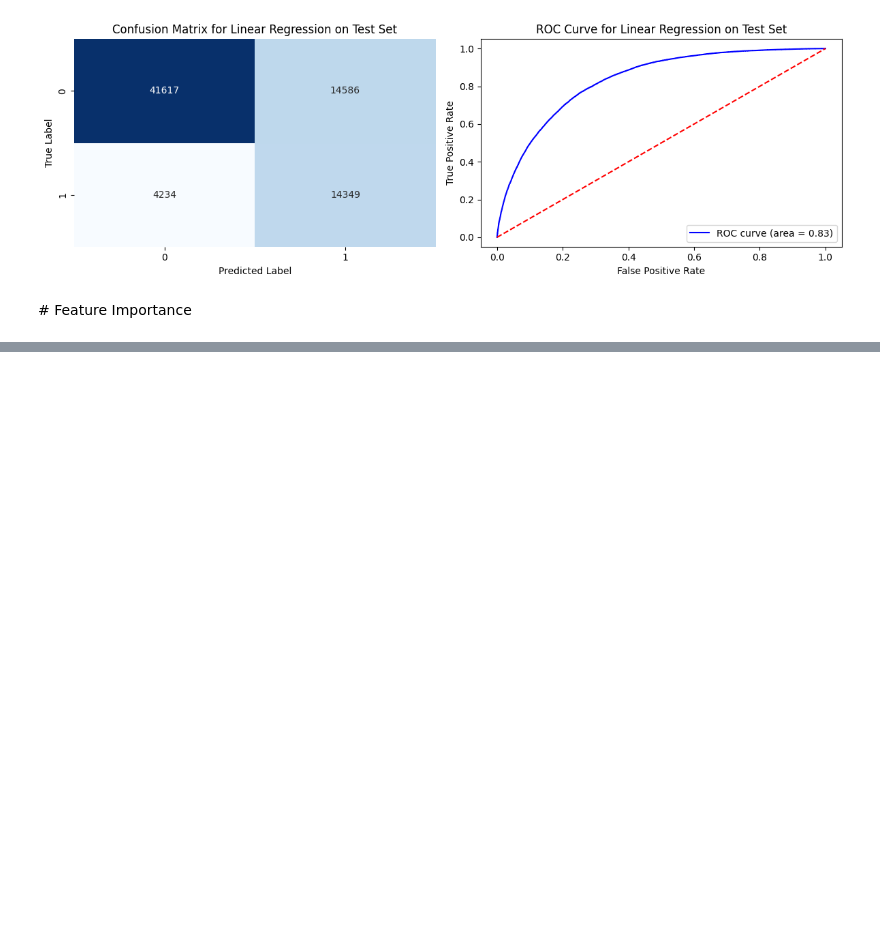
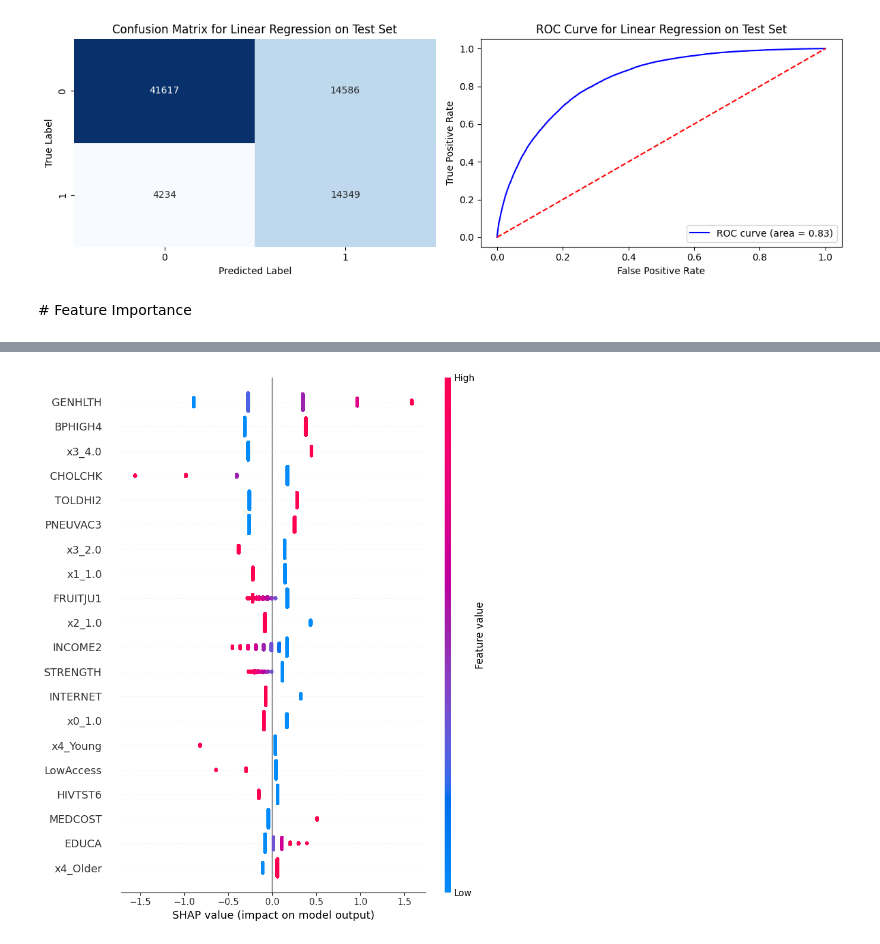
Before and after one commit to RossSacco/DmmlPJ, a Jupyter notebook: Binary_DataTesting.ipynb, the cells around one changed output, grey strips where cells are left out. Saved outputs shown, nothing was run; the diff lists cells and outputs as text; code cells hidden in the pictures; blank space fills up the shorter version.

```diff
--- a/Binary_DataTesting.ipynb
+++ b/Binary_DataTesting.ipynb
@@ -506,0 +507,53 @@ feature_importance_df.head(20)
+# %%
+import shap
+
+
+def plot_shap_logistic_binary(pipeline, X_sample, top_n=20, instance_index=None):
+    """
+    Calcola e visualizza i valori SHAP per un modello LogisticRegression binario.
+
+    Args:
+        pipeline: Pipeline sklearn con preprocessing + LogisticRegression
+        X_sample: DataFrame (non preprocessato)
+        top_n: quante feature visualizzare nel summary plot
+        instance_index: se specificato, mostra waterfall plot per quella istanza
+    """
+    model = pipeline.named_steps['model']
+    preprocessor = pipeline.named_steps['preprocessing']
+    feature_engineer = pipeline.named_steps.get('feature_engineering', None)
+
+    # Applica feature engineering e preprocessing
+    if feature_engineer:
+        X_fe = feature_engineer.transform(X_sample)
+    else:
+        X_fe = X_sample.copy()
+
+    X_proc = preprocessor.transform(X_fe)
+
+    # Recupera nomi delle feature trasformate
+    num = preprocessor.transformers_[0][2]
+    bin = preprocessor.transformers_[1][2]
+    nominal = preprocessor.named_transformers_['nom'].named_steps['onehot'].get_feature_names_out()
+    ordn = preprocessor.transformers_[3][2]
+    feature_names = list(num) + list(bin) + list(nominal) + list(ordn)
+
+    # Crea LinearExplainer per modello lineare binario
+    explainer = shap.LinearExplainer(model, X_proc, feature_perturbation="interventional", feature_names=feature_names)
+    shap_values = explainer(X_proc)
+
+    # summary plot
+    shap.summary_plot(shap_values.values, X_proc, feature_names=feature_names, max_display=top_n)
+
+    # waterfall plot (opzionale)
+    if instance_index is not None:
+        shap.plots.waterfall(shap.Explanation(
+            values=shap_values.values[instance_index],
+            base_values=shap_values.base_values[instance_index],
+            data=X_proc[instance_index],
+            feature_names=feature_names
+        ))
+
+
+plot_shap_logistic_binary(best_pipeline, X_test)
+# %% [output]
+[figure, added]
```
Also changed, not shown: parts of 2 cells of this notebook, 6 other files.
